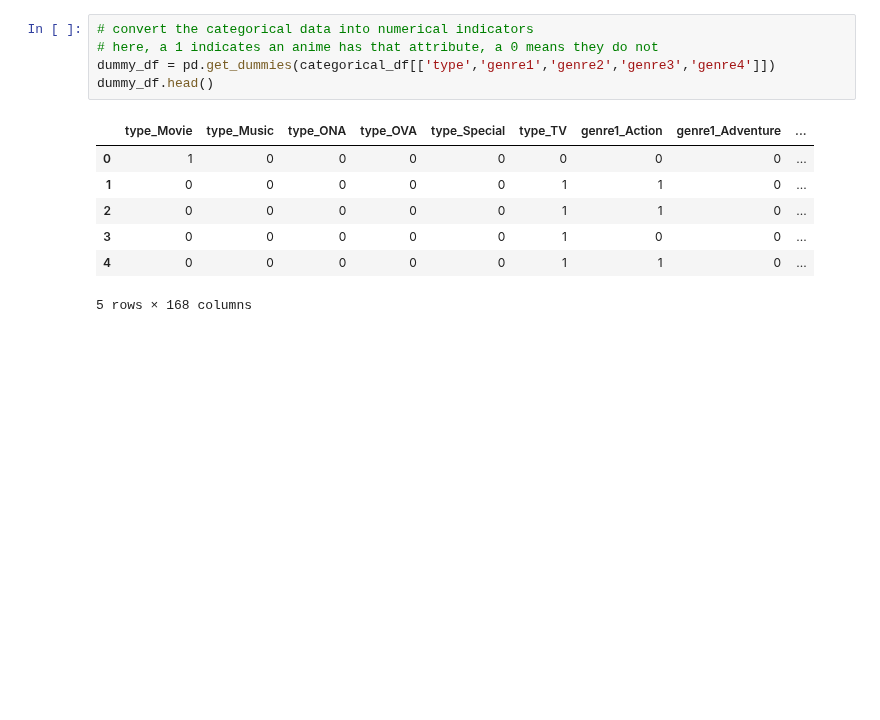
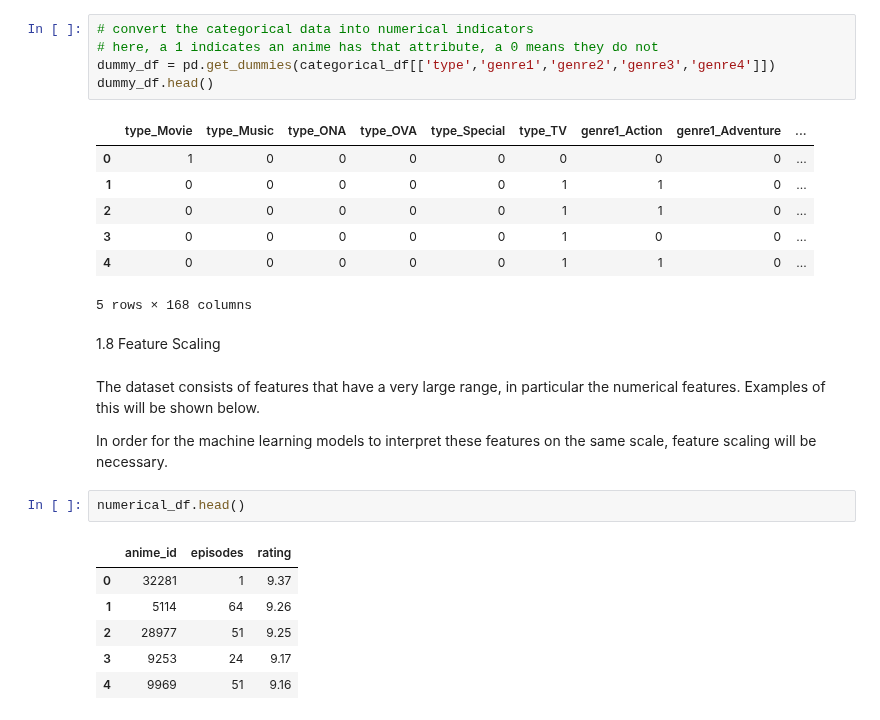
Before and after one commit to Haaris-Syed/AnimeRecommender, a Jupyter notebook: AnimeDataset-Preprocessing.ipynb, the cells around one changed output. Saved outputs shown, nothing was run; the diff lists cells and outputs as text; blank space fills up the shorter version.

```diff
--- a/AnimeDataset-Preprocessing.ipynb
+++ b/AnimeDataset-Preprocessing.ipynb
@@ -251,3 +254,18 @@ dummy_df.head()
 | 3 | 0 | 0 | 0 | 0 | 0 | 1 | 0 | 0 | ... |
 | 4 | 0 | 0 | 0 | 0 | 0 | 1 | 1 | 0 | ... |
 5 rows × 168 columns
+# %% [markdown]
+1.8 Feature Scaling
+# %% [markdown]
+The dataset consists of features that have a very large range, in particular the numerical features. Examples of this will be shown below.
+
+In order for the machine learning models to interpret these features on the same scale, feature scaling will be necessary.
+# %%
+numerical_df.head()
+# %% [output]
+|  | anime_id | episodes | rating |
+| 0 | 32281 | 1 | 9.37 |
+| 1 | 5114 | 64 | 9.26 |
+| 2 | 28977 | 51 | 9.25 |
+| 3 | 9253 | 24 | 9.17 |
+| 4 | 9969 | 51 | 9.16 |
```
Also changed, not shown: parts of 7 cells of this notebook.
